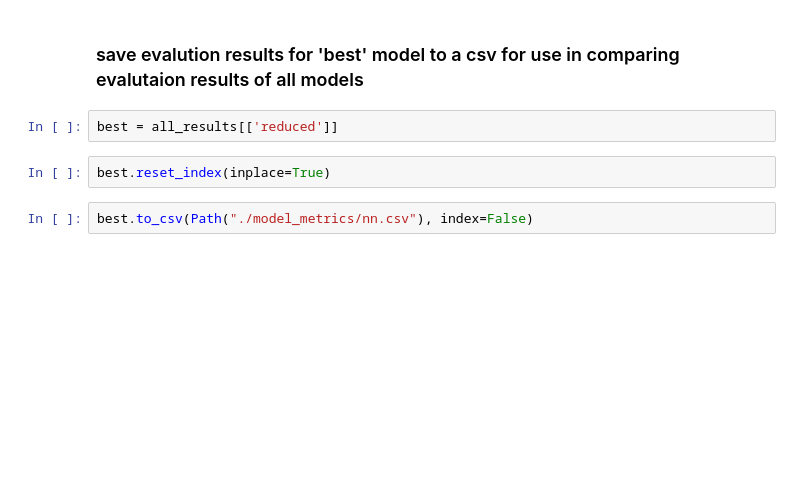
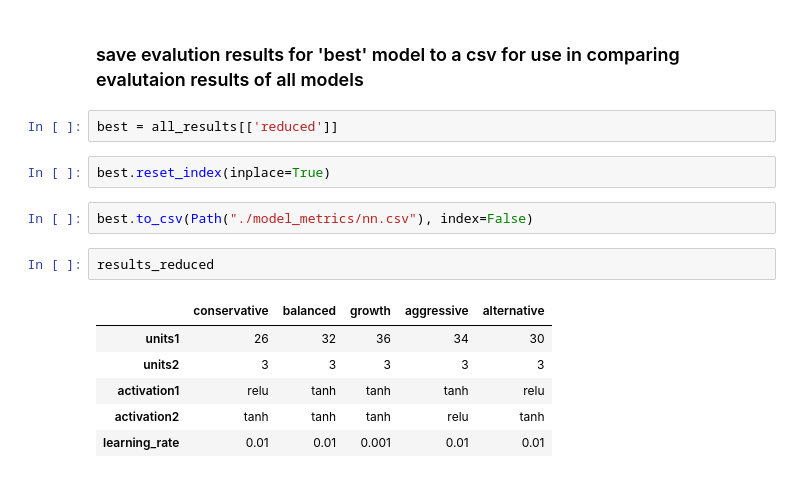
Before and after one commit to tlchampion/mwp_algorithmic_trading, a Jupyter notebook: modeling/Neuralnet.ipynb, the cells around one changed output. Cells and saved outputs as stored; diff of their text form; blank space fills up the shorter version.

```diff
--- a/modeling/Neuralnet.ipynb
+++ b/modeling/Neuralnet.ipynb
@@ -1072,3 +1077,12 @@ best = all_results[['reduced']]
 best.reset_index(inplace=True)
 # %%
 best.to_csv(Path("./model_metrics/nn.csv"), index=False)
+# %%
+results_reduced
+# %% [output]
+|  | conservative | balanced | growth | aggressive | alternative |
+| units1 | 26 | 32 | 36 | 34 | 30 |
+| units2 | 3 | 3 | 3 | 3 | 3 |
+| activation1 | relu | tanh | tanh | tanh | relu |
+| activation2 | tanh | tanh | tanh | relu | tanh |
+| learning_rate | 0.01 | 0.01 | 0.001 | 0.01 | 0.01 |
```
Also changed, not shown: parts of 20 cells of this notebook, 17 other files.
